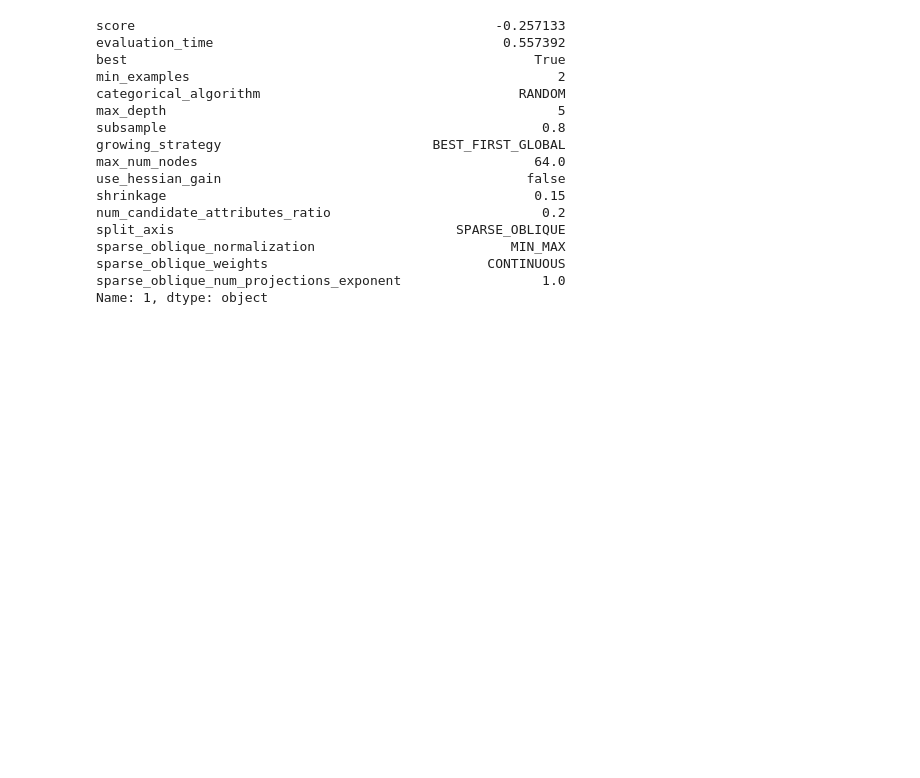
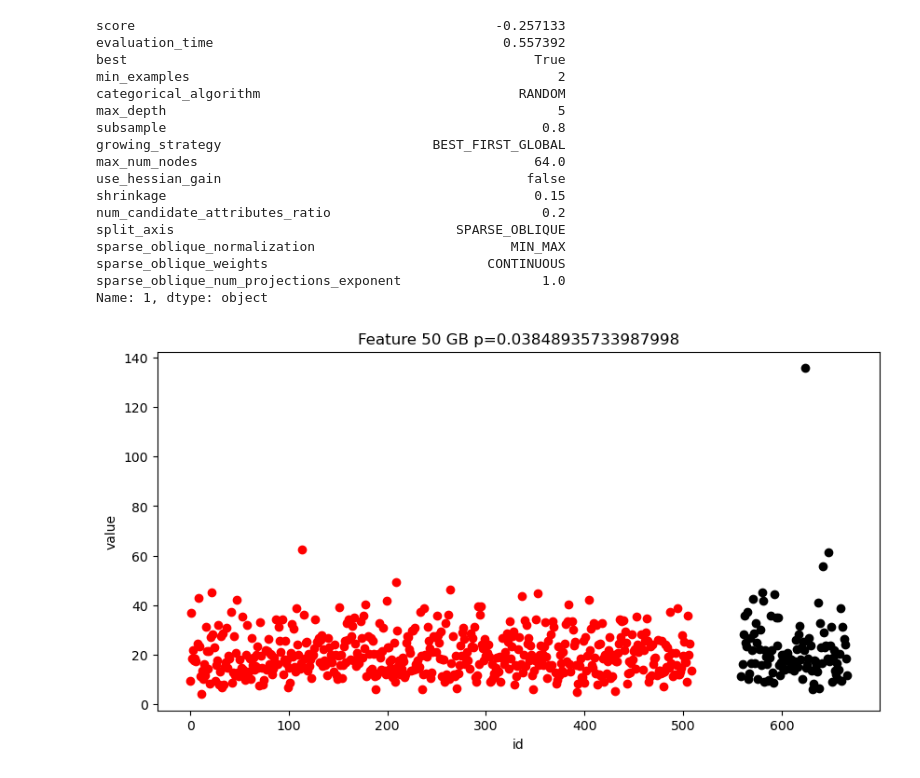
Before and after one commit to torbenator/kaggle, a Jupyter notebook: ICR Health Prediction Submission.ipynb, the cells around one changed output. Cells and saved outputs as stored; diff of their text form; code cells hidden in the pictures; blank space fills up the shorter version.

```diff
--- a/ICR Health Prediction Submission.ipynb
+++ b/ICR Health Prediction Submission.ipynb
@@ -587,3 +510,35 @@ y = y_res
 grid_search.fit(X, y)
 print(grid_search.best_params_)
 print(grid_search.best_score_)
+# %%
+# helpful functions
+
+# plot variable function
+
+def plot_var(featureInd, dataset_df, FEATURE_COLUMNS):
+
+    thisFeatureClass0=dataset_df[FEATURE_COLUMNS[featureInd]][class0_inds]
+    thisFeatureClass1=dataset_df[FEATURE_COLUMNS[featureInd]][class1_inds]
+
+    params=sp.stats.ttest_ind(thisFeatureClass0,thisFeatureClass1)
+
+    WIDTH_SIZE=10;
+    HEIGHT_SIZE=5;
+    plot_buffer=50;
+
+    fig, axs = plt.subplots(1,1,figsize=(WIDTH_SIZE,HEIGHT_SIZE))
+
+    class0_plot_inds=range(0,len(class0_inds))
+    class1_plot_inds=range(len(class0_inds)+plot_buffer,len(class0_inds)+plot_buffer+len(class1_inds))
+
+    axs.plot(class0_plot_inds,thisFeatureClass0,'ro')
+    axs.plot(class1_plot_inds,thisFeatureClass1,'ko')
+    axs.set_xlabel('id')
+    axs.set_title('Feature {0} {1} p={2}'.format(featureInd,FEATURE_COLUMNS[featureInd],params.pvalue))
+    axs.set_ylabel('value');
+
+    return fig
+
+plot_var(50, dataset_df,FEATURE_COLUMNS);
+# %% [output]
+[figure, added]
```
Also changed, not shown: parts of 3 cells of this notebook, 1 other file.
